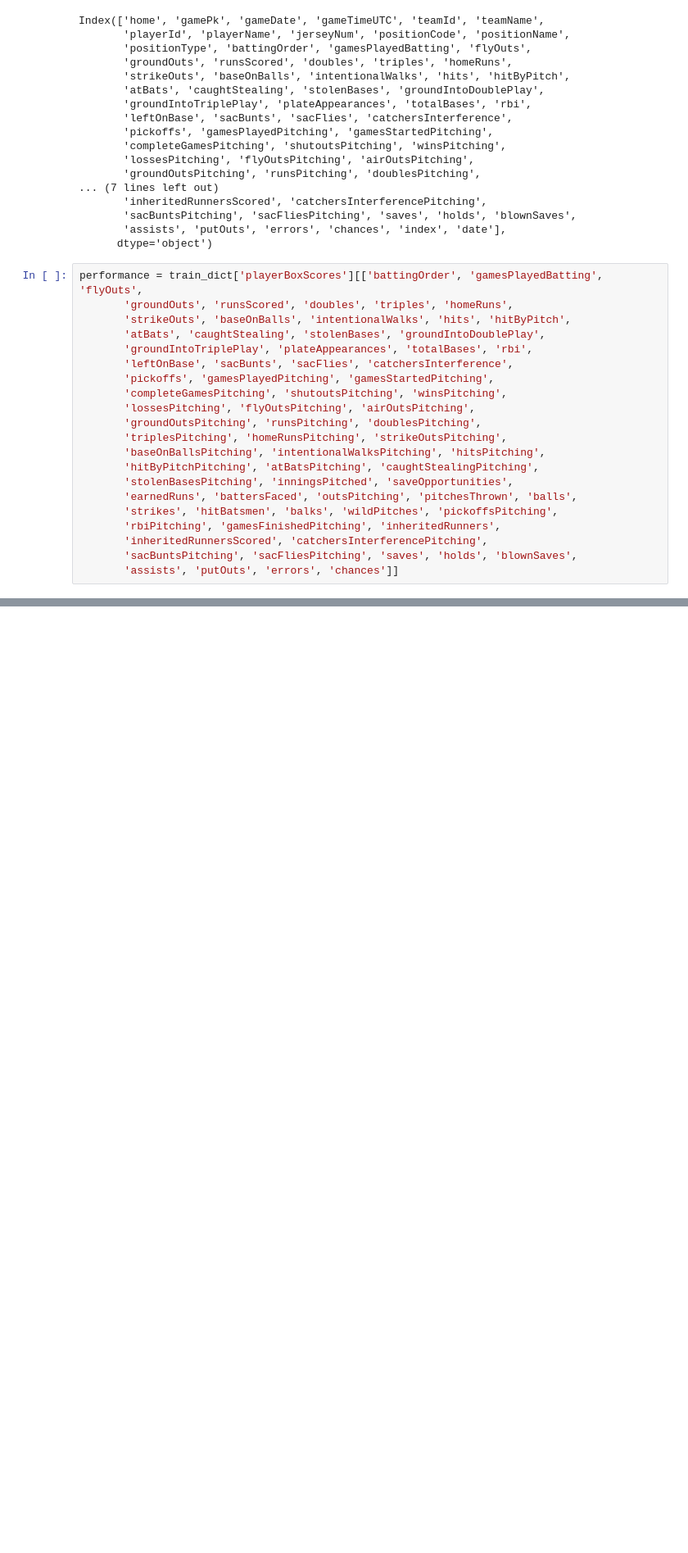
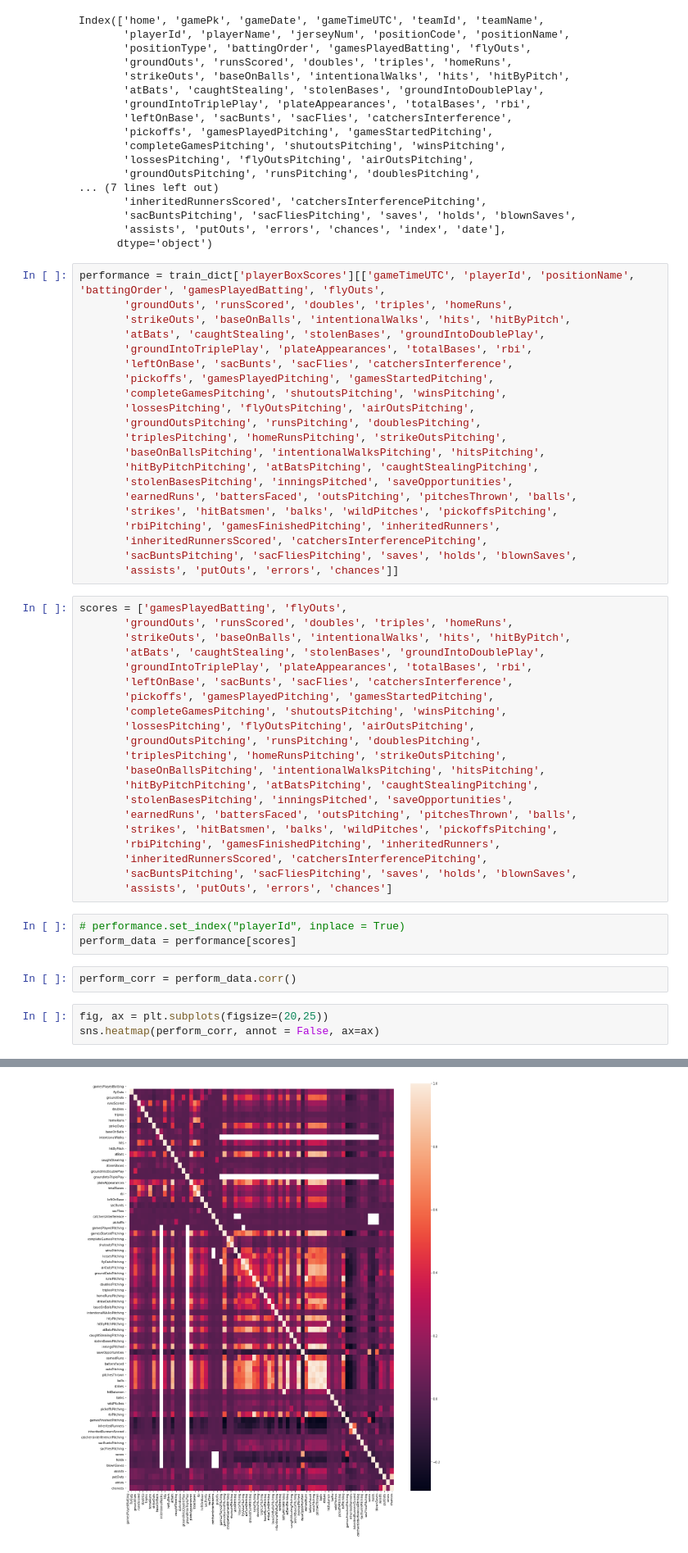
Before and after one commit to fatjudy/mlb-forecasting, a Jupyter notebook: MLB-EDA.ipynb, the cells around one changed output, grey strips where cells are left out. Shown at 82% size. Cells and saved outputs as stored; diff of their text form; blank space fills up the shorter version.

```diff
--- a/MLB-EDA.ipynb
+++ b/MLB-EDA.ipynb
@@ -247,7 +239,7 @@ Index(['home', 'gamePk', 'gameDate', 'gameTimeUTC', 'teamId', 'teamName',
        'assists', 'putOuts', 'errors', 'chances', 'index', 'date'],
       dtype='object')
 # %%
-performance = train_dict['playerBoxScores'][['battingOrder', 'gamesPlayedBatting', 'flyOuts',
+performance = train_dict['playerBoxScores'][['gameTimeUTC', 'playerId', 'positionName', 'battingOrder', 'gamesPlayedBatting', 'flyOuts',
        'groundOuts', 'runsScored', 'doubles', 'triples', 'homeRuns',
        'strikeOuts', 'baseOnBalls', 'intentionalWalks', 'hits', 'hitByPitch',
        'atBats', 'caughtStealing', 'stolenBases', 'groundIntoDoublePlay',
@@ -267,3 +259,33 @@ performance = train_dict['playerBoxScores'][['battingOrder', 'gamesPlayedBatting
        'inheritedRunnersScored', 'catchersInterferencePitching',
        'sacBuntsPitching', 'sacFliesPitching', 'saves', 'holds', 'blownSaves',
        'assists', 'putOuts', 'errors', 'chances']]
+# %%
+scores = ['gamesPlayedBatting', 'flyOuts',
+       'groundOuts', 'runsScored', 'doubles', 'triples', 'homeRuns',
+       'strikeOuts', 'baseOnBalls', 'intentionalWalks', 'hits', 'hitByPitch',
+       'atBats', 'caughtStealing', 'stolenBases', 'groundIntoDoublePlay',
+       'groundIntoTriplePlay', 'plateAppearances', 'totalBases', 'rbi',
+       'leftOnBase', 'sacBunts', 'sacFlies', 'catchersInterference',
+       'pickoffs', 'gamesPlayedPitching', 'gamesStartedPitching',
+       'completeGamesPitching', 'shutoutsPitching', 'winsPitching',
+       'lossesPitching', 'flyOutsPitching', 'airOutsPitching',
+       'groundOutsPitching', 'runsPitching', 'doublesPitching',
+       'triplesPitching', 'homeRunsPitching', 'strikeOutsPitching',
+       'baseOnBallsPitching', 'intentionalWalksPitching', 'hitsPitching',
+       'hitByPitchPitching', 'atBatsPitching', 'caughtStealingPitching',
+       'stolenBasesPitching', 'inningsPitched', 'saveOpportunities',
+       'earnedRuns', 'battersFaced', 'outsPitching', 'pitchesThrown', 'balls',
+       'strikes', 'hitBatsmen', 'balks', 'wildPitches', 'pickoffsPitching',
+       'rbiPitching', 'gamesFinishedPitching', 'inheritedRunners',
+       'inheritedRunnersScored', 'catchersInterferencePitching',
+       'sacBuntsPitching', 'sacFliesPitching', 'saves', 'holds', 'blownSaves',
+       'assists', 'putOuts', 'errors', 'chances']
+# %%
+# performance.set_index("playerId", inplace = True)
+perform_data = performance[scores]
+# %%
+perform_corr = perform_data.corr()
+# %%
+fig, ax = plt.subplots(figsize=(20,25))
+sns.heatmap(perform_corr, annot = False, ax=ax)
+# %% [output]
@@ -269,0 +293 @@ performance = train_dict['playerBoxScores'][['battingOrder', 'gamesPlayedBatting
+[figure, added]
```
Also changed, not shown: parts of 82 cells of this notebook.
